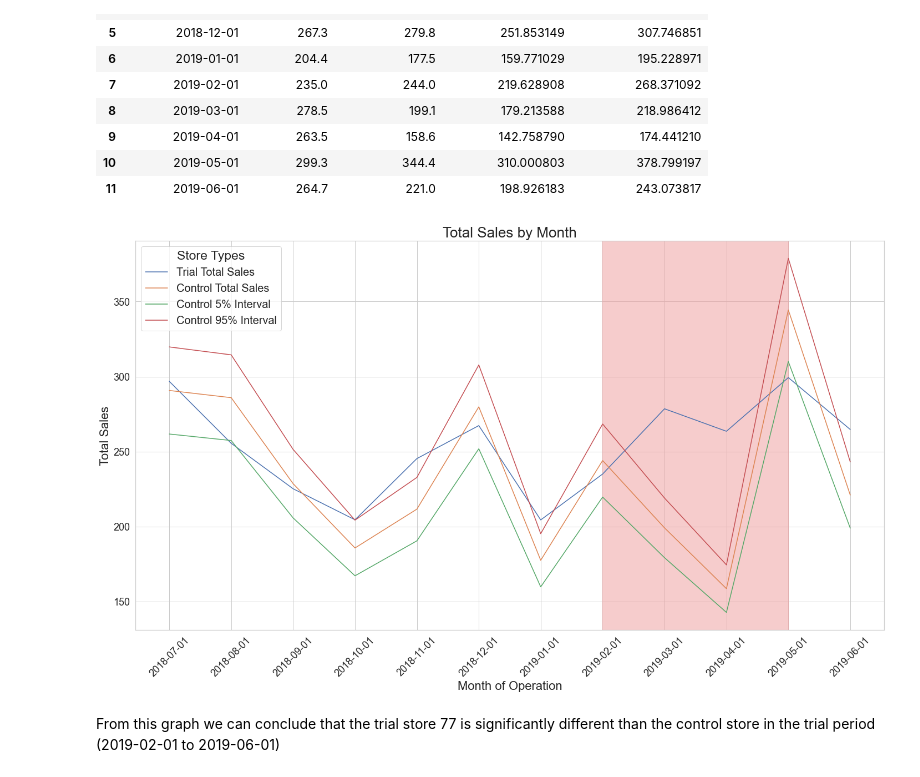
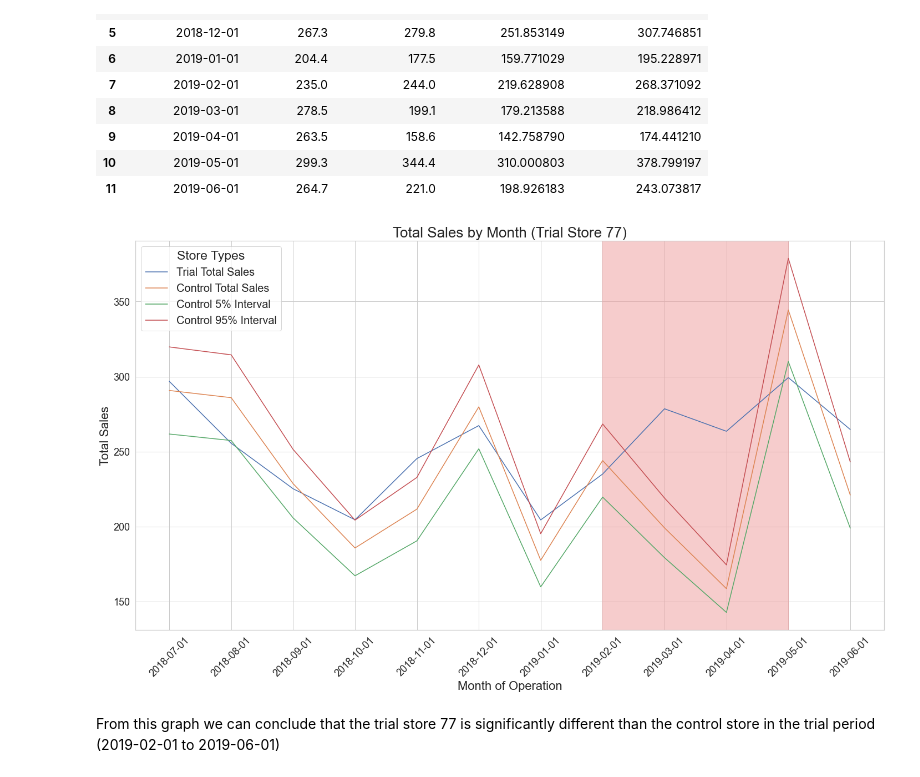
Before and after one commit to daniel8691/Quantium-virtual-internship, a Jupyter notebook: module_two_experimentation_uplifttesting.ipynb, the cells around one changed output. Drawn from its saved outputs; the diff is of its cells as text; code cells hidden in the pictures.

```diff
--- a/module_two_experimentation_uplifttesting.ipynb
+++ b/module_two_experimentation_uplifttesting.ipynb
@@ -1259,35 +1259,35 @@ g = sns.lineplot(x="transaction_month",
 # Highlight trial period
 g.axvspan("2019-02-01", "2019-05-01", color='#EF9A9A', alpha=0.5)
 
 # set x labels orientation
 plt.xticks(rotation=45)
 
 # # set fontsize
 plt.xlabel("Month of Operation", fontsize= 22)
 plt.ylabel("Total Sales", fontsize=22)
-plt.title("Total Sales by Month", fontsize=26)
+plt.title("Total Sales by Month (Trial Store 77)", fontsize=26)
 plt.tick_params(labelsize=18)
 
 # set x limits
 # plt.xlim(["2018-07-01","2019-06-01"])
 
 legend_labels = ['Trial Total Sales',
                 "Control Total Sales",
                 "Control 5% Interval",
                 "Control 95% Interval"]
 
 plt.legend(title = "Store Types",
            labels = legend_labels,
           loc='best',
           fontsize=20,
           title_fontsize=23)
 
 plt.tight_layout()
 
 # save figure
 plt.savefig("static/module2_analysis_pics/trail_77_salesByMonth.png")
 # %% [output]
-[figure, old version]
+[figure, new version]
 # %% [markdown]
 From this graph we can conclude that the trial store 77 is significantly different than the control store in the trial period (2019-02-01 to 2019-06-01)
 # %%
```
Also changed, not shown: parts of 1 cell of this notebook, 7 other files.
